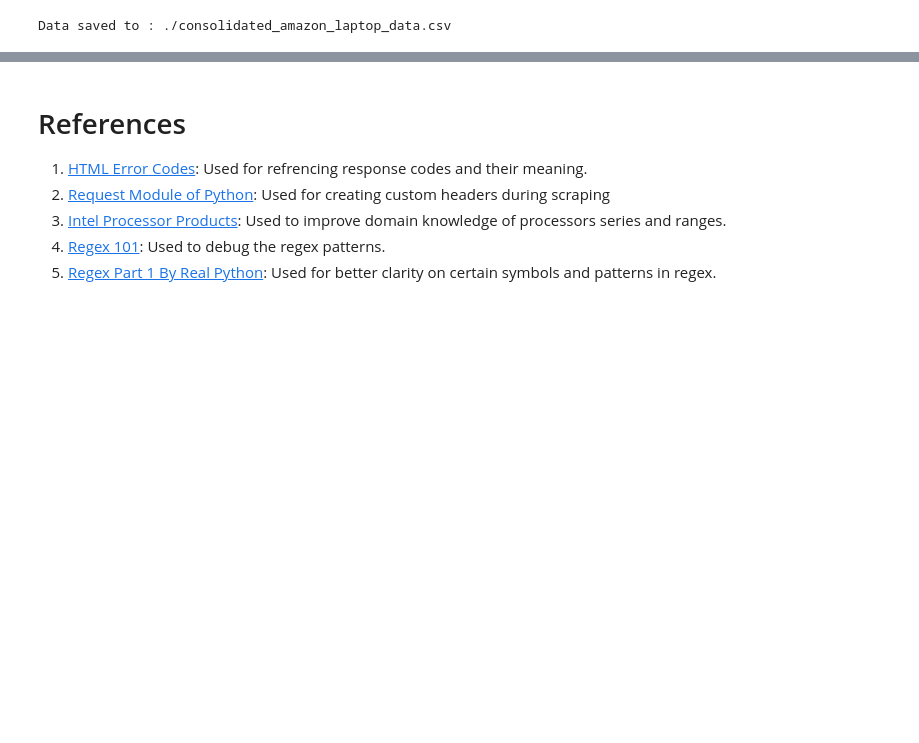
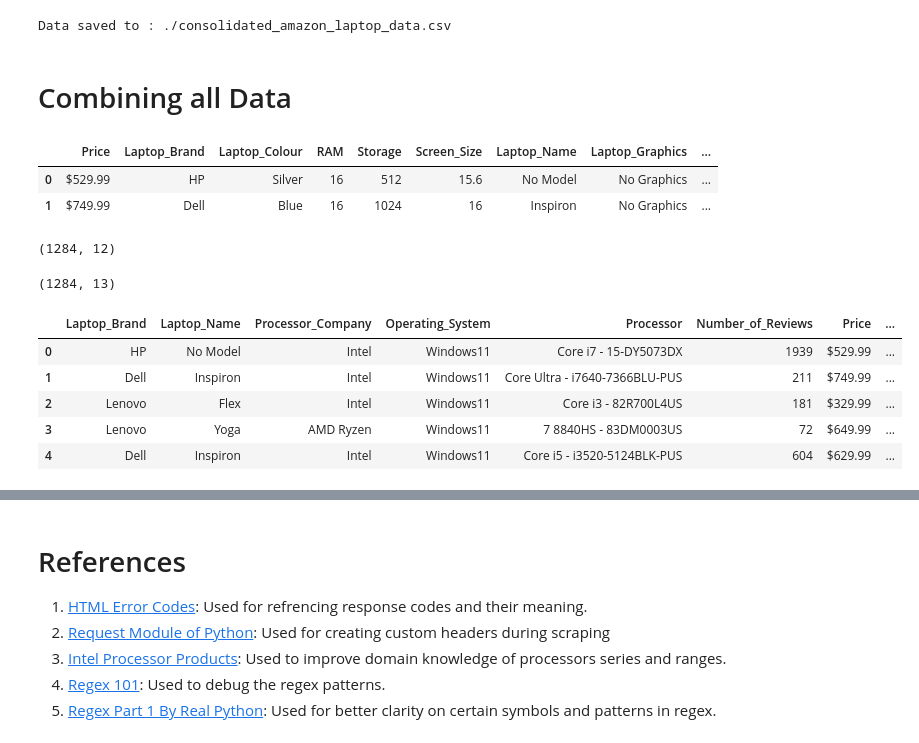
Before and after one commit to VaibhavSaran/CSE-587-PROJECT-LAPTRACK, a Jupyter notebook: Project Laptrack - Phase 1 Data Collection and Cleaning.ipynb, the cells around one changed output, grey strips where cells are left out. Drawn from its saved outputs; the diff is of its cells as text; code cells hidden in the pictures; blank space fills up the shorter version.

Commit message:
Changes to combine data

```diff
--- a/Project Laptrack - Phase 1 Data Collection and Cleaning.ipynb
+++ b/Project Laptrack - Phase 1 Data Collection and Cleaning.ipynb
@@ -1903,3 +1904,5 @@ finalDF_cleaned_aligned.to_csv(outputDataFilePath, index=False)
 print(f"Data saved to : {outputDataFilePath}")
 # %% [output]
 Data saved to : ./consolidated_amazon_laptop_data.csv
+# %% [markdown]
+# Combining all Data
@@ -1905,0 +1917,46 @@ Data saved to : ./consolidated_amazon_laptop_data.csv
+# %%
+# Bestbuy
+
+# Renaming columns to ensure uniformity
+renaming_dict_BB = {
+    'Brand':'Laptop_Brand',
+    'Laptop_name':'Laptop_Name',
+    'Processor_Company_Name':'Processor_Company',
+    'Processor_Model':'Processor',
+    'Laptop_Storage_GB':'Storage',
+    'Rating_5':'Rating',
+    'No_Of_Reviews':'Number_of_Reviews' ,
+    'Laptop_Price':'Price',
+    'Laptop_Memory_GB':'RAM',
+    'Laptop_Display_Size_in':'Screen_Size'
+}
+bestbuyDF_aligned = bestbuyDF.rename(columns=renaming_dict_BB)
+bestbuyDF_aligned.head(2)
+# %% [output]
+|  | Price | Laptop_Brand | Laptop_Colour | RAM | Storage | Screen_Size | Laptop_Name | Laptop_Graphics | ... |
+| 0 | $529.99 | HP | Silver | 16 | 512 | 15.6 | No Model | No Graphics | ... |
+| 1 | $749.99 | Dell | Blue | 16 | 1024 | 16 | Inspiron | No Graphics | ... |
+# %%
+columns_for_alignment = ['Laptop_Brand', 'Laptop_Name', 'Processor_Company', 'Operating_System',
+       'Processor', 'Number_of_Reviews', 'Price', 'Storage_Type', 'Storage',
+       'Rating', 'Screen_Size', 'RAM']
+# %%
+bestbuyDF_aligned_final = bestbuyDF_aligned[columns_for_alignment]
+bestbuyDF_aligned_final.shape
+# %% [output]
+(1284, 12)
+# %%
+bestbuyDF_aligned_final = bestbuyDF_aligned_final.copy()
+bestbuyDF_aligned_final['Source'] = 'BestBuy'
+bestbuyDF_aligned_final.shape
+# %% [output]
+(1284, 13)
+# %%
+bestbuyDF_aligned_final.head()
+# %% [output]
+|  | Laptop_Brand | Laptop_Name | Processor_Company | Operating_System | Processor | Number_of_Reviews | Price | ... |
+| 0 | HP | No Model | Intel | Windows11 | Core i7 - 15-DY5073DX | 1939 | $529.99 | ... |
+| 1 | Dell | Inspiron | Intel | Windows11 | Core Ultra - i7640-7366BLU-PUS | 211 | $749.99 | ... |
+| 2 | Lenovo | Flex | Intel | Windows11 | Core i3 - 82R700L4US | 181 | $329.99 | ... |
+| 3 | Lenovo | Yoga | AMD Ryzen | Windows11 | 7 8840HS - 83DM0003US | 72 | $649.99 | ... |
+| 4 | Dell | Inspiron | Intel | Windows11 | Core i5 - i3520-5124BLK-PUS | 604 | $629.99 | ... |
```
Also changed, not shown: parts of 11 cells of this notebook, 8 other files.
